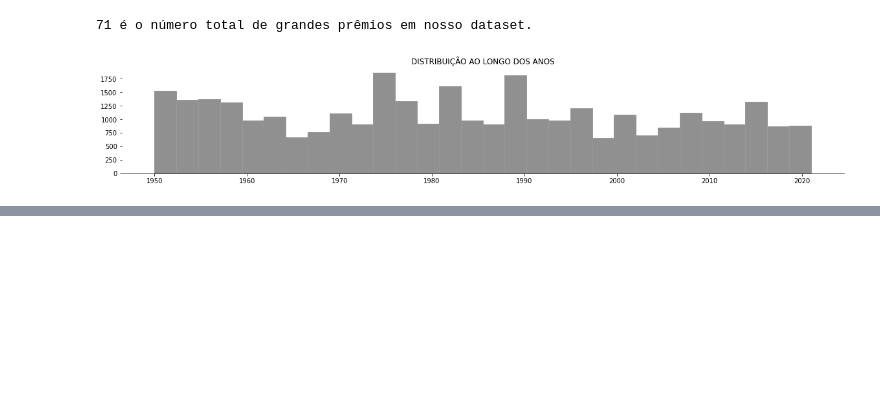
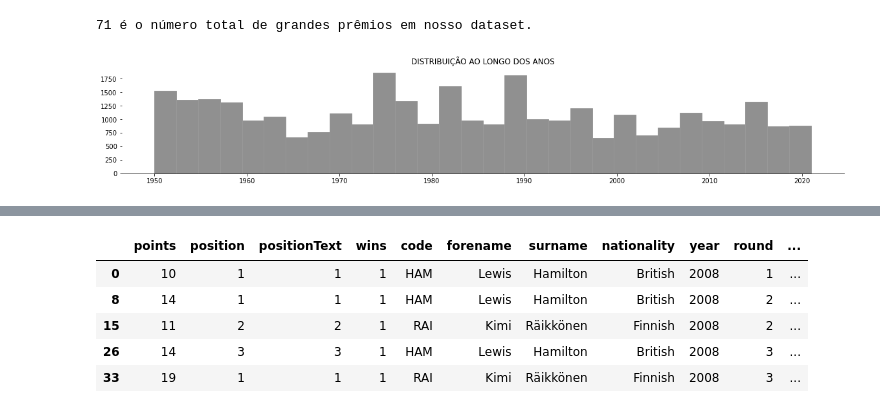
Before and after one commit to leonarddocchagas/data_science, a Jupyter notebook: Formula_1.ipynb, the cells around one changed output, grey strips where cells are left out. Saved outputs shown, nothing was run; the diff lists cells and outputs as text; code cells hidden in the pictures; blank space fills up the shorter version.

```diff
--- a/Formula_1.ipynb
+++ b/Formula_1.ipynb
@@ -185,0 +198,11 @@ Index(['points', 'position', 'positionText', 'wins', 'code', 'forename',
+# %%
+# dataset dos vencedores
+df_winner = df_21anos.loc[df_21anos['wins'] == 1]
+df_winner.head()
+# %% [output]
+|  | points | position | positionText | wins | code | forename | surname | nationality | year | round | ... |
+| 0 | 10 | 1 | 1 | 1 | HAM | Lewis | Hamilton | British | 2008 | 1 | ... |
+| 8 | 14 | 1 | 1 | 1 | HAM | Lewis | Hamilton | British | 2008 | 2 | ... |
+| 15 | 11 | 2 | 2 | 1 | RAI | Kimi | Räikkönen | Finnish | 2008 | 2 | ... |
+| 26 | 14 | 3 | 3 | 1 | HAM | Lewis | Hamilton | British | 2008 | 3 | ... |
+| 33 | 19 | 1 | 1 | 1 | RAI | Kimi | Räikkönen | Finnish | 2008 | 3 | ... |
```
Also changed, not shown: parts of 13 cells of this notebook.
